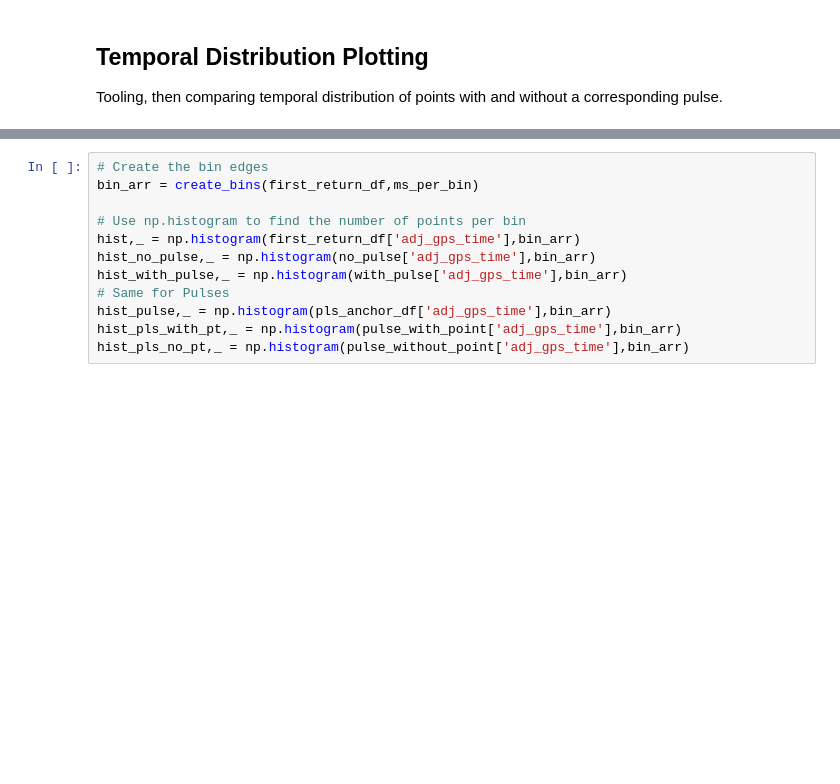
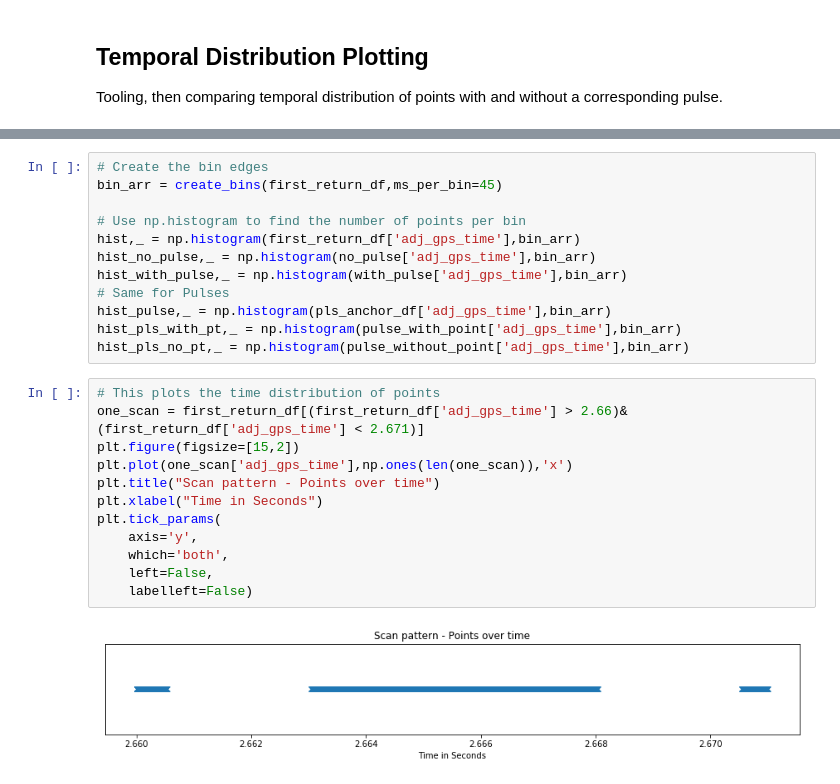
Before and after one commit to mihamerstan/lidar_metrics, a Jupyter notebook: notebooks/comparing_las_pls.ipynb, the cells around one changed output, grey strips where cells are left out. Drawn from its saved outputs; the diff is of its cells as text; blank space fills up the shorter version.

```diff
--- a/notebooks/comparing_las_pls.ipynb
+++ b/notebooks/comparing_las_pls.ipynb
@@ -194,6 +277,6 @@ def create_bins(df,ms_per_bin,time_field='adj_gps_time'):
 # %%
 # Create the bin edges
-bin_arr = create_bins(first_return_df,ms_per_bin)
+bin_arr = create_bins(first_return_df,ms_per_bin=45)
 
 # Use np.histogram to find the number of points per bin
 hist,_ = np.histogram(first_return_df['adj_gps_time'],bin_arr)
@@ -203,4 +286,18 @@ hist_with_pulse,_ = np.histogram(with_pulse['adj_gps_time'],bin_arr)
 hist_pulse,_ = np.histogram(pls_anchor_df['adj_gps_time'],bin_arr)
 hist_pls_with_pt,_ = np.histogram(pulse_with_point['adj_gps_time'],bin_arr)
 hist_pls_no_pt,_ = np.histogram(pulse_without_point['adj_gps_time'],bin_arr)
+# %%
+# This plots the time distribution of points
+one_scan = first_return_df[(first_return_df['adj_gps_time'] > 2.66)&(first_return_df['adj_gps_time'] < 2.671)]
+plt.figure(figsize=[15,2])
+plt.plot(one_scan['adj_gps_time'],np.ones(len(one_scan)),'x')
+plt.title("Scan pattern - Points over time")
+plt.xlabel("Time in Seconds")
+plt.tick_params(
+    axis='y',
+    which='both',
+    left=False,
+    labelleft=False)
+# %% [output]
+[figure, added]
 # %%
```
Also changed, not shown: parts of 16 cells of this notebook, 1 other file.
